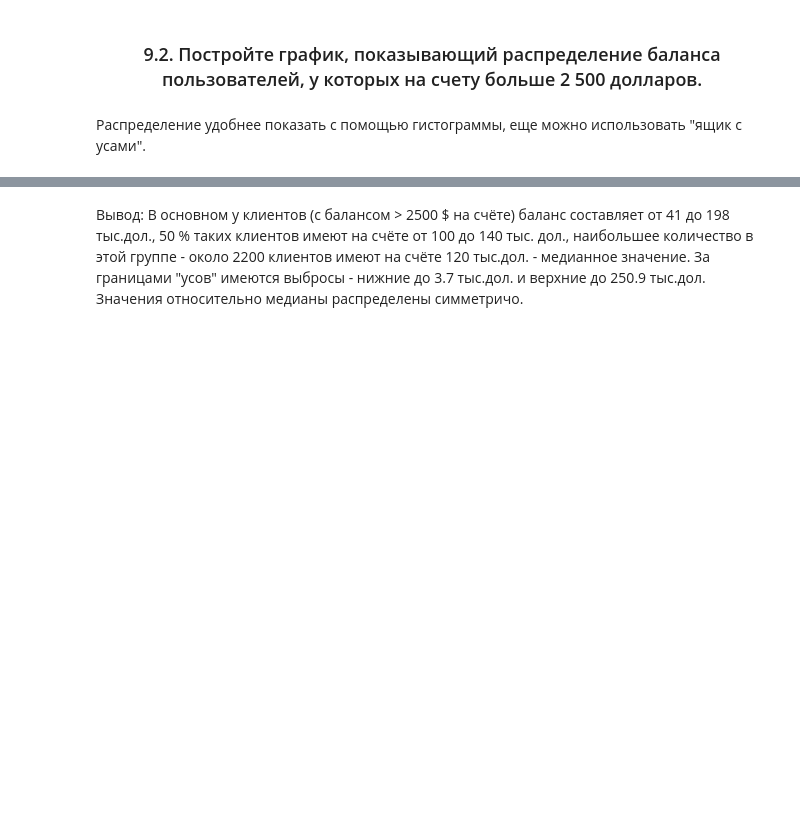
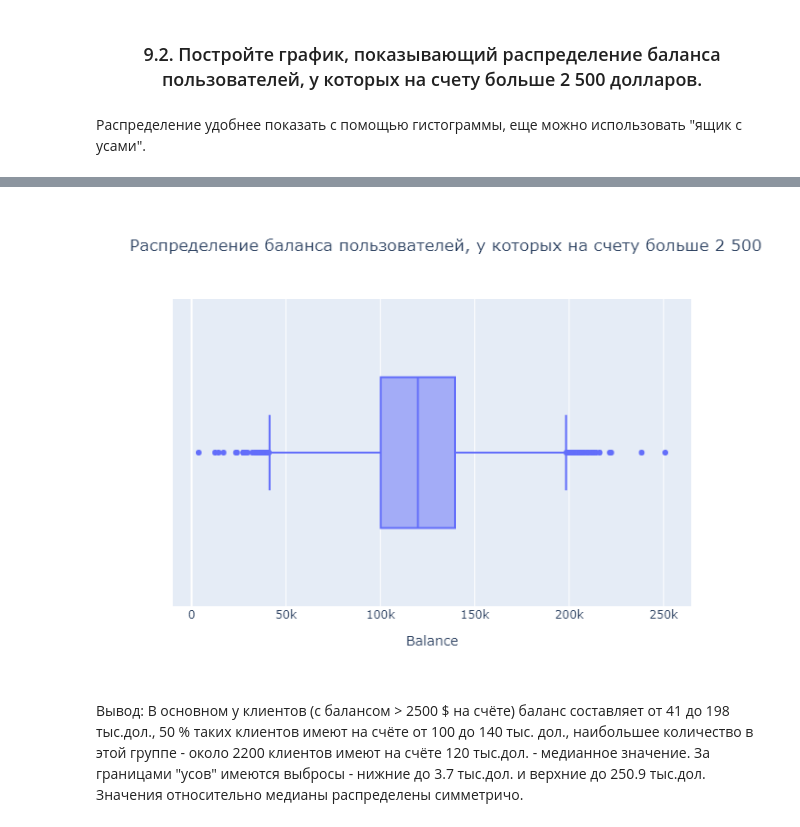
Before and after one commit to Dredox22/sf_data_science, a Jupyter notebook: SkillFactory/PY_13_Визуализация_данных/bank.ipynb, the cells around one changed output, grey strips where cells are left out. Cells and saved outputs as stored; diff of their text form; code cells hidden in the pictures; blank space fills up the shorter version.

```diff
--- a/SkillFactory/PY_13_Визуализация_данных/bank.ipynb
+++ b/SkillFactory/PY_13_Визуализация_данных/bank.ipynb
@@ -126,4 +136,9 @@ fig = px.box(churn_df_filter,
 fig.write_image("plotly/churn_Balance_box.png")
+# %%
+from IPython.display import Image
+Image("plotly/churn_Balance_box.png")
+# %% [output]
+[figure, added]
 # %% [markdown]
 Вывод:
 В основном у клиентов (с балансом > 2500 $ на счёте) баланс составляет от 41 до 198 тыс.дол., 50 % таких клиентов имеют на счёте от 100 до 140 тыс. дол., наибольшее количество в этой группе - около 2200 клиентов имеют на счёте 120 тыс.дол. - медианное значение.
```
Also changed, not shown: parts of 21 cells of this notebook.
